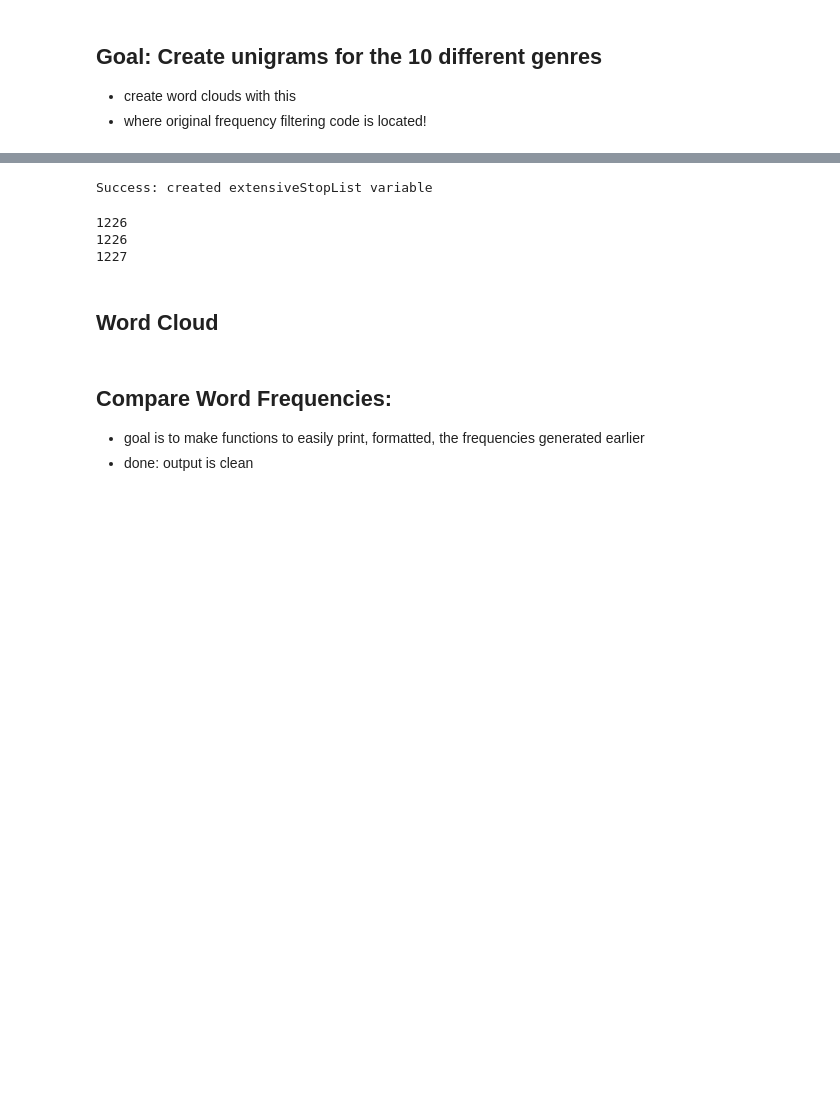
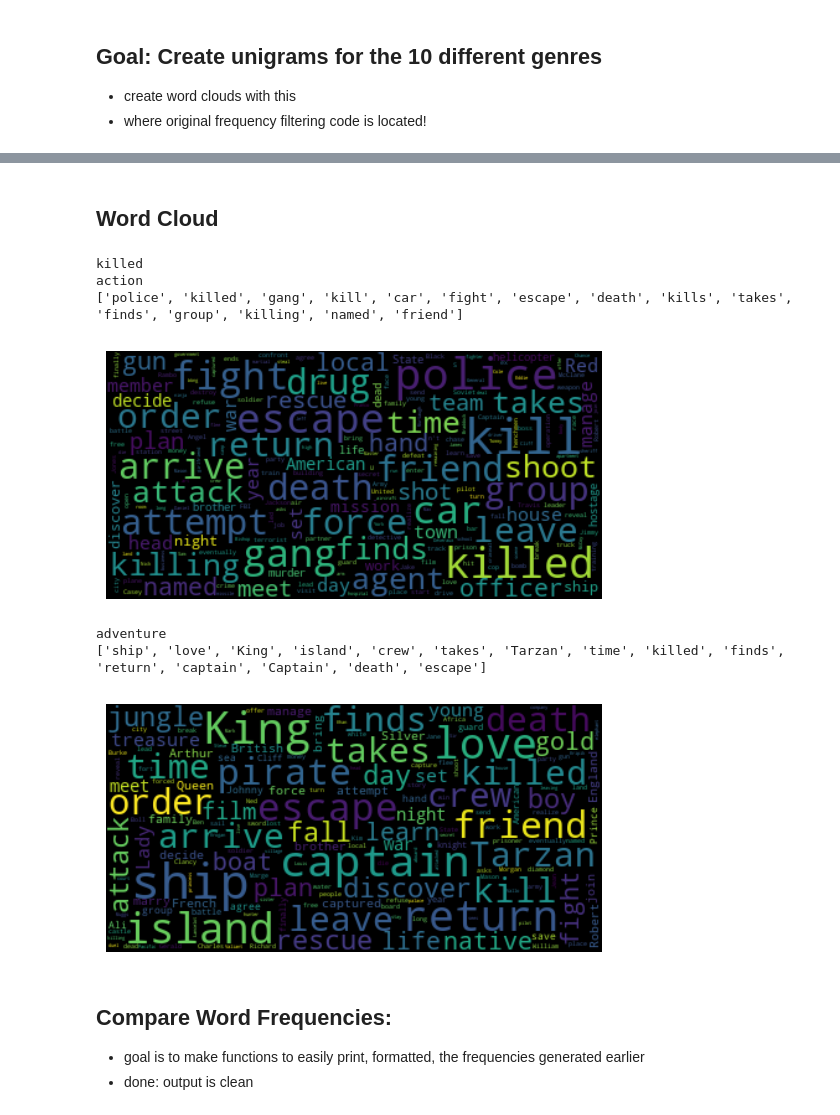
Before and after one commit to hllx808/CSCI2349-movieProject, a Jupyter notebook: Test.ipynb, the cells around one changed output, grey strips where cells are left out. Drawn from its saved outputs; the diff is of its cells as text; code cells hidden in the pictures; blank space fills up the shorter version.

```diff
--- a/Test.ipynb
+++ b/Test.ipynb
@@ -88,0 +126,7 @@ for index, row in selected_col.iterrows():
+# %%
+#can only run once for now..
+filterStop = extensiveStopListTxt.split(",")
+if len(filterStop) == 1160:
+    print("Success: created extensiveStopList variable")
+stopList.extend(filterStop) #warning: iffy
+print("done")
@@ -88,0 +138,4 @@ for index, row in selected_col.iterrows():
+# %%
+#NAMES
+stopList.extend([w for w in names if w not in stopList])
+print("done")
@@ -164,18 +241,0 @@ with open("extensiveStopList.txt", "r", encoding='utf=8') as fileO:
-# %%
-filterStop = extensiveStopListTxt.split(",")
-if len(filterStop) == 1160:
-    print("Success: created extensiveStopList variable")
-# %% [output]
-Success: created extensiveStopList variable
-# %%
-print(len(filterStop))
-filterStop.extend([w for w in stopList if w not in filterStop])
-print(len(filterStop))
-#get out characters...
-stopNames = ["man", "woman", "jim", "john", "jack", "harry", "chan", "tom", "father", "mother", "son", "daughter", "tells", "gene", "keaton", "harold", "charlie", "husband", "wife", "girl", "buster", "mrs.", "men", "dr.", "paul", "billy", "martin", "david", "kate", "george", "joe", "alice", "anne", "roy", "frank", "sara", "walter", "michael", "helen", "lori", "karl", "chris", "henry", "mike", "susan", "laura", "scott", "clifford", "peter", "sally", "tracy", "lisa"]
-filterStop.extend([w for w in stopNames if w not in filterStop])
-print(len(filterStop))
-# %% [output]
-1226
-1226
-1227
@@ -212,32 +252,42 @@ print("Done")
 # %%
 #Wordcloud
 import matplotlib.pyplot as plt
 from wordcloud import WordCloud
 
 def createCloud(tokens_as_string):
     wordcloud = WordCloud(max_font_size=40, collocations=False).generate(tokens_as_string)
     plt.figure
     plt.imshow(wordcloud, interpolation="bilinear")
     plt.axis("off")
     plt.show()
 
 #using genreUnigrams obj in function
 def displayGenreInfo(genre):
     print(genre)
     print(genreUnigrams[genre][1])
     genreTokens = genreUnigrams[genre][0]
     genreTxt = " ".join(genreTokens)
     createCloud(genreTxt)
 
 #redundant???
 def compareTwo(*argv):
     for arg in argv:
         displayGenreInfo(arg)
 
-compareTwo("thriller", "action", "mystery")
+print(lemma.lemmatize("killed"))
+
+compareTwo("action", "adventure")
 
 #0: tokens | 1: popular words calculated earlier
 #comedy, drama, adventure, fantasy, horror, mystery, romance,action, thriller, western
+# %% [output]
+killed
+action
+['police', 'killed', 'gang', 'kill', 'car', 'fight', 'escape', 'death', 'kills', 'takes', 'finds', 'group', 'killing', 'named', 'friend']
+[figure, added]
+adventure
+['ship', 'love', 'King', 'island', 'crew', 'takes', 'Tarzan', 'time', 'killed', 'finds', 'return', 'captain', 'Captain', 'death', 'escape']
+[figure, added]
 # %%
 #create a more official representation of data  ???
 # %% [markdown]
```
Also changed, not shown: parts of 25 cells of this notebook.
